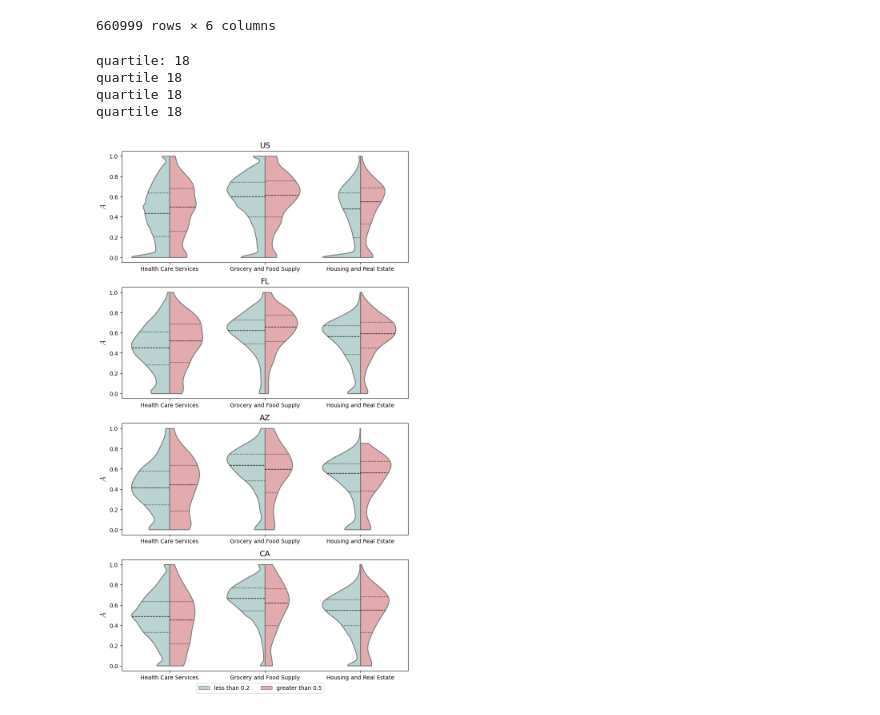
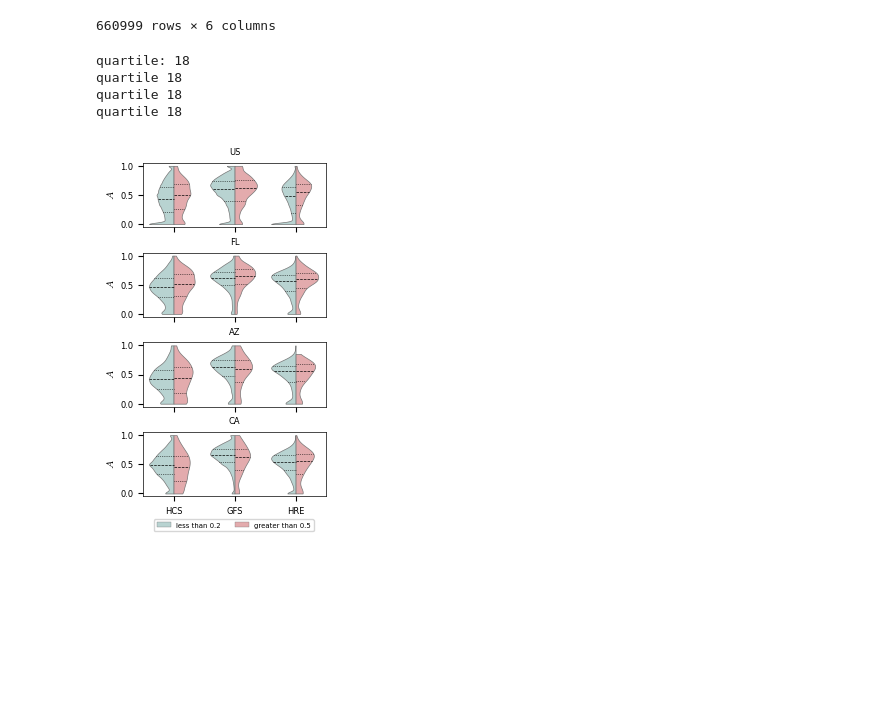
Before and after one commit to guoer-01/agingmobility, a Jupyter notebook: Analyses_Distribution_A.ipynb, the cells around one changed output. Drawn from its saved outputs; the diff is of its cells as text; code cells hidden in the pictures; blank space fills up the shorter version.

```diff
--- a/Analyses_Distribution_A.ipynb
+++ b/Analyses_Distribution_A.ipynb
@@ -458,9 +472,17 @@ dfG
 | 220331 | 721537506021 | 0.277778 | PR | mid | 0.220449 | Housing and Real Estate |
 | 220332 | 721537506022 | 0.380952 | PR | mid | 0.441576 | Housing and Real Estate |
 660999 rows × 6 columns
+# %%
+trans={"Health Care Services":"HCS","Housing and Real Estate":"HRE","Grocery and Food Supply":"GFS"}
+dfG['type']=dfG['type'].apply(lambda x: trans[x])
 # %%
 #plot
-fig, ax=plt.subplots(4,1,constrained_layout=True, figsize=(8, 14))#
+
+width_in_inches = 60 * 0.0393701
+height_in_inches =width_in_inches/6*11
+
+fig, ax=plt.subplots(4,1, figsize=(width_in_inches, height_in_inches))#
+fig.subplots_adjust(hspace=0.4)
 
 colors={'less than 0.2':'#B3D8D5','greater than 0.5': '#EDA1A4'}
 
@@ -468,7 +490,7 @@ colors={'less than 0.2':'#B3D8D5','greater than 0.5': '#EDA1A4'}
 #cmap=ListedColormap(colors)
 
 sn=sns.violinplot(x='type',y='accratio5m',hue='age',hue_order=['less than 0.2','greater than 0.5'],
-                  data=dfG[dfG['age']!='mid'].dropna(),ax=ax[0],palette=colors,cut=0.0,inner="quartiles",split=True)
+                  data=dfG[dfG['age']!='mid'].dropna(),ax=ax[0],palette=colors,cut=0.0,inner="quartiles",split=True, linewidth=0.5)
 
 
 quartile_lines = [line for line in ax[0].lines if line.get_linestyle() == '--']
@@ -479,57 +501,64 @@ print("quartile:", len(quartile_lines))
 for k,line in enumerate(quartile_lines):
     if k%3==1:
         line.set_color('black')
-        line.set_linewidth(1)
+        line.set_linewidth(0.5)
         line.set_linestyle('--')
     else:
         line.set_color('black')
-        line.set_linewidth(1)
+        line.set_linewidth(0.5)
         line.set_linestyle(':')
 
+for spine in ax[0].spines.values():
+        spine.set_linewidth(0.5)
 
+sn.set_title('US',fontsize=6)
+sn.set_xlabel('')
+sn.set_ylabel(r'$A$', fontsize=7, usetex=True)
+ax[0].tick_params(axis='both', which='both', bottom=True, left=True,labelsize=6)
+ax[0].tick_params(axis='x', labelbottom=False)
 
-sn.set_title('US',fontsize=14)
-sn.set_xlabel('')
-sn.set_ylabel(r'$A$', fontsize=14, usetex=True)
-ax[0].tick_params(axis='both', which='both', bottom=True, left=True)
-sn.legend('',edgecolor='white')
+sn.get_legend().remove()
 #sn.legend(title='',fontsize='small',loc='upper right')
 for i,state in enumerate(['FL','AZ','CA']):
     plotdata=dfG[(dfG['state']==state)& (dfG['age']!='mid')].dropna()
     sn=sns.violinplot(x='type',y='accratio5m',hue='age',hue_order=['less than 0.2','greater than 0.5'],
-                      data=plotdata,ax=ax[i+1],palette=colors,cut=0.0,inner="quartiles",split=True)
+                      data=plotdata,ax=ax[i+1],palette=colors,cut=0.0,inner="quartiles",split=True, linewidth=0.5)
 
 
 
     quartile_lines = [line for line in ax[i+1].lines if line.get_linestyle() == '--']
 
 
     print("quartile", len(quartile_lines))
 
     for k,line in enumerate(quartile_lines):
         if k%3==1:
             line.set_color('black')
-            line.set_linewidth(1)
+            line.set_linewidth(0.5)
             line.set_linestyle('--')
         else:
             line.set_color('black')
-            line.set_linewidth(1)
+            line.set_linewidth(0.5)
             line.set_linestyle(':')
+    for spine in ax[i + 1].spines.values():
+        spine.set_linewidth(0.5)
 
-    sn.set_title(state,fontsize=14)
+
+    sn.set_title(state,fontsize=6)
     sn.set_xlabel('')
-    sn.set_ylabel(r'$A$', fontsize=14, usetex=True)
+    sn.set_ylabel(r'$A$', fontsize=7, usetex=True)
     if i<2:
-        sn.legend('',edgecolor='white')
+        sn.get_legend().remove()
+        ax[i + 1].tick_params(axis='x', labelbottom=False)
+    else:
+        sn.legend(title='',ncol=2,loc=(0.06,-0.54),fontsize=5)
+        ax[i + 1].tick_params(axis='x', labelbottom=True)
 
-    else:
-        sn.legend(title='',ncol=2,loc=(0.26,-0.2))
-    ax[i+1].tick_params(axis='both', which='both', bottom=True, left=True)
-fig.tight_layout()
+    ax[i+1].tick_params(axis='both', which='both', left=True, labelleft=True, labelsize=6)
 # %% [output]
 quartile: 18
 quartile 18
 quartile 18
 quartile 18
-[figure, old version]
+[figure, new version]
 # %%
```
Also changed, not shown: parts of 11 cells of this notebook, 8 other files.
